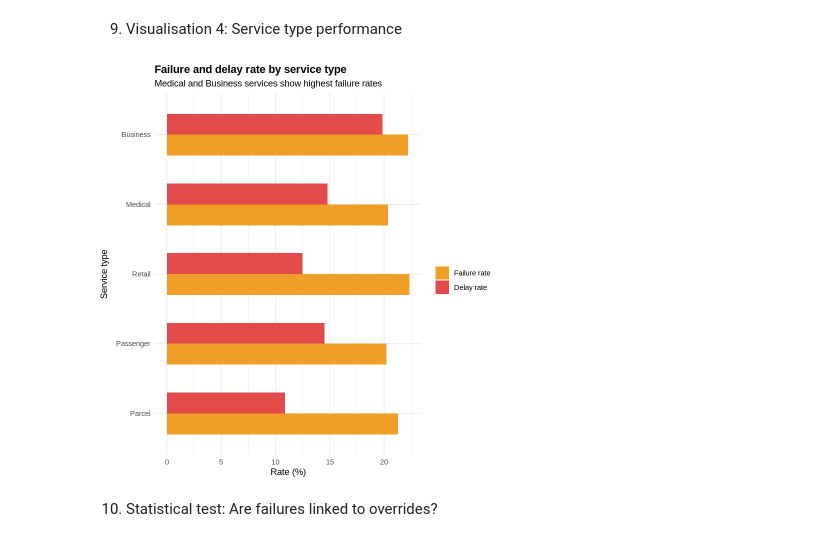
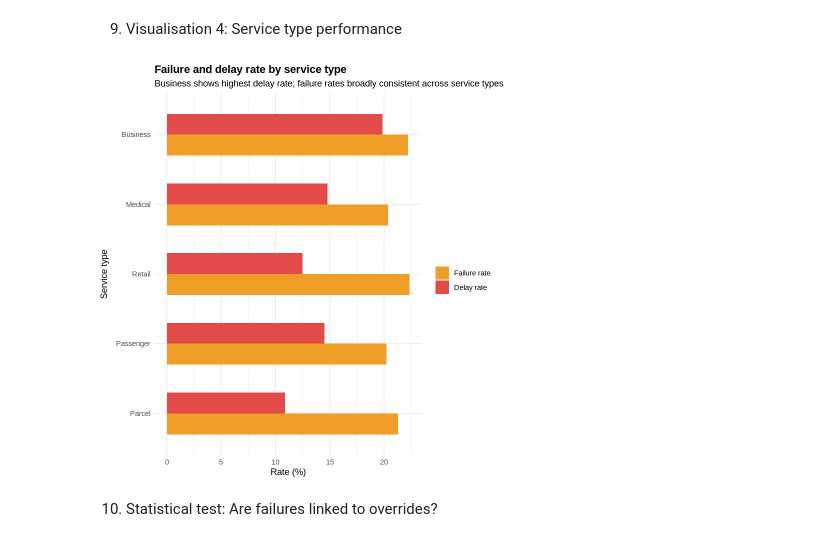
Before and after one commit to gabsss-blip/northstar-analytics, a Jupyter notebook: 03_R_Analytics.ipynb, the cells around one changed output. Saved outputs shown, nothing was run; the diff lists cells and outputs as text; code cells hidden in the pictures.

```diff
--- a/03_R_Analytics.ipynb
+++ b/03_R_Analytics.ipynb
@@ -247,35 +253,35 @@ ggplot(monthly_complaints, aes(x = month, y = count,
 service_perf <- del_full %>%
   group_by(service_type) %>%
   summarise(
     failure_rate  = mean(failed)   * 100,
     delay_rate    = mean(delayed)  * 100,
     avg_cost      = mean(fuel_or_charge_cost),
     avg_rating    = mean(customer_rating_post_delivery),
     avg_overrides = mean(manual_route_override_count),
     .groups = 'drop'
   )
 
 # Reshape for grouped bar
 library(tidyr)
 service_long <- service_perf %>%
   select(service_type, failure_rate, delay_rate) %>%
   pivot_longer(cols = c(failure_rate, delay_rate),
                names_to  = 'metric',
                values_to = 'value')
 
 ggplot(service_long, aes(x = reorder(service_type, value),
                           y = value, fill = metric)) +
   geom_bar(stat='identity', position='dodge', width=0.6) +
   scale_fill_manual(values = c('failure_rate'='#E24B4A', 'delay_rate'='#EF9F27'),
                     labels  = c('Failure rate', 'Delay rate')) +
   coord_flip() +
   labs(title    = 'Failure and delay rate by service type',
-       subtitle = 'Medical and Business services show highest failure rates',
+       subtitle = 'Business shows highest delay rate; failure rates broadly consistent across service types',
        x = 'Service type', y = 'Rate (%)', fill = '') +
   theme_minimal() +
   theme(plot.title = element_text(face='bold'))
 # %% [output]
-[figure, old version]
+[figure, new version]
 # %% [markdown]
 10. Statistical test: Are failures linked to overrides?
 # %%
```
Also changed, not shown: parts of 5 cells of this notebook.
